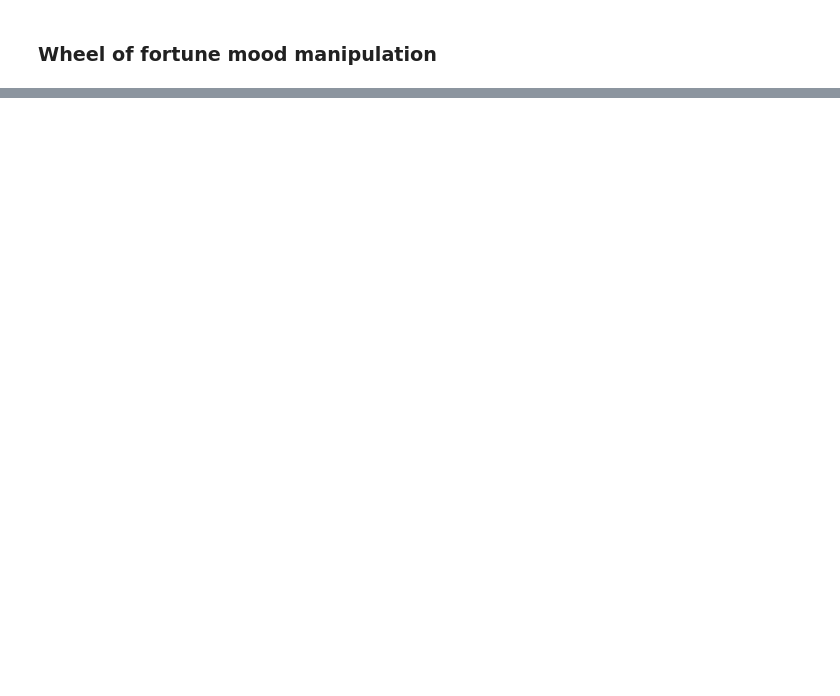
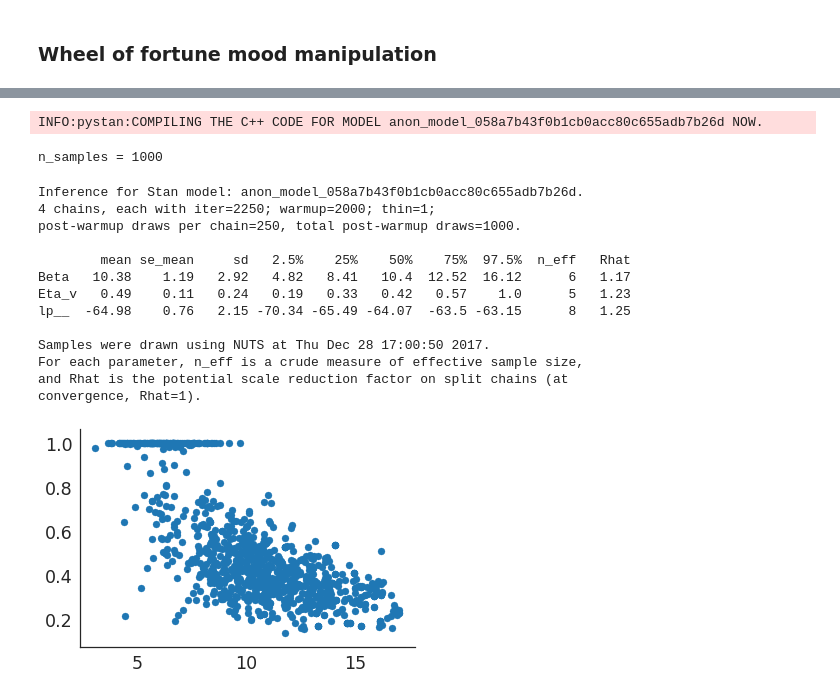
Before and after one commit to szorowi1/pni-rotations, a Jupyter notebook: primary_analysis.ipynb, the cells around one changed output, grey strips where cells are left out. Saved outputs shown, nothing was run; the diff lists cells and outputs as text; code cells hidden in the pictures; blank space fills up the shorter version.

```diff
--- a/primary_analysis.ipynb
+++ b/primary_analysis.ipynb
@@ -64,0 +107,80 @@ plt.tight_layout()
+# %%
+import pystan
+
+#~~~~~~~~~~~~~~~~~~~~~~~~~~~~~~~~~~~~~~~~~~#
+### Define parameters.
+#~~~~~~~~~~~~~~~~~~~~~~~~~~~~~~~~~~~~~~~~~~#
+
+## Subject parameters.
+subjects = [0] # list of ints or all
+
+## Model parameters.
+q = 0
+
+## Sampling parameters.
+model_name = 'moodRL_base.stan'
+samples = 2250
+warmup = 2000
+chains = 4
+thin = 1
+
+#~~~~~~~~~~~~~~~~~~~~~~~~~~~~~~~~~~~~~~~~~~#
+### Main loop.
+#~~~~~~~~~~~~~~~~~~~~~~~~~~~~~~~~~~~~~~~~~~#
+print('n_samples = %0.0f' %((samples - warmup) * chains / thin))
+
+## Define subjects.
+subjects = data.Datetime.unique()[subjects]
+
+## Main loop.
+for datetime in subjects:
+
+    #~~~~~~~~~~~~~~~~~~~~~~~~~~~~~~~~~~~~~~~~~~#
+    ### Prepare data.
+    #~~~~~~~~~~~~~~~~~~~~~~~~~~~~~~~~~~~~~~~~~~#
+
+    ## Reduce DataFrame.
+    df = data[np.logical_and(data.Datetime==datetime, data.Block<4)].copy()
+
+    ## Drop trials with missing data.
+    df = df[df.Choice.notnull()]
+
+    ## Extract and prepare data.
+    X = df[['M1','M2']].values
+    Y = np.array([ np.argmax(x == y)+1 for x, y in zip(X, df.Choice.values) ])
+    R = df.Outcome.values
+    T = R.size
+
+    ## Organize data dictionary.
+    dd = dict(T=T, q=q, X=X, Y=Y, R=R)
+
+    #~~~~~~~~~~~~~~~~~~~~~~~~~~~~~~~~~~~~~~~~~~#
+    ### Prepare data.
+    #~~~~~~~~~~~~~~~~~~~~~~~~~~~~~~~~~~~~~~~~~~#
+
+    file = 'stan_models/%s' %model_name
+    fit = pystan.stan(file=file, data=dd, iter=samples, warmup=warmup, thin=thin,
+                      chains=chains, seed=47404, n_jobs=1)
+# %% [output]
+INFO:pystan:COMPILING THE C++ CODE FOR MODEL anon_model_058a7b43f0b1cb0acc80c655adb7b26d NOW.
+n_samples = 1000
+# %%
+print(fit)
+parameters = fit.extract()
+plt.scatter(parameters['Beta'], parameters['Eta_v']);
+sns.despine()
+# %% [output]
+Inference for Stan model: anon_model_058a7b43f0b1cb0acc80c655adb7b26d.
+4 chains, each with iter=2250; warmup=2000; thin=1;
+post-warmup draws per chain=250, total post-warmup draws=1000.
+
+        mean se_mean     sd   2.5%    25%    50%    75%  97.5%  n_eff   Rhat
+Beta   10.38    1.19   2.92   4.82   8.41   10.4  12.52  16.12      6   1.17
+Eta_v   0.49    0.11   0.24   0.19   0.33   0.42   0.57    1.0      5   1.23
+lp__  -64.98    0.76   2.15 -70.34 -65.49 -64.07  -63.5 -63.15      8   1.25
+
+Samples were drawn using NUTS at Thu Dec 28 17:00:50 2017.
+For each parameter, n_eff is a crude measure of effective sample size,
+and Rhat is the potential scale reduction factor on split chains (at
+convergence, Rhat=1).
+[figure, added]
```
Also changed, not shown: parts of 11 cells of this notebook, 3 other files.
